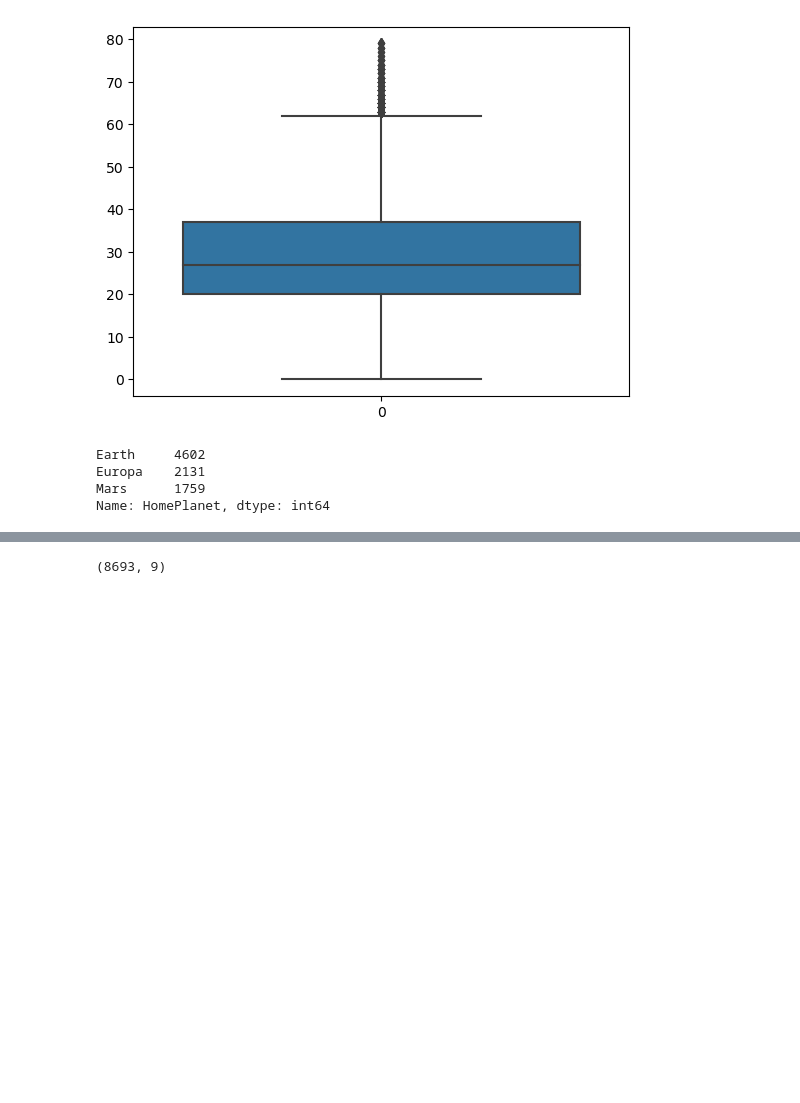
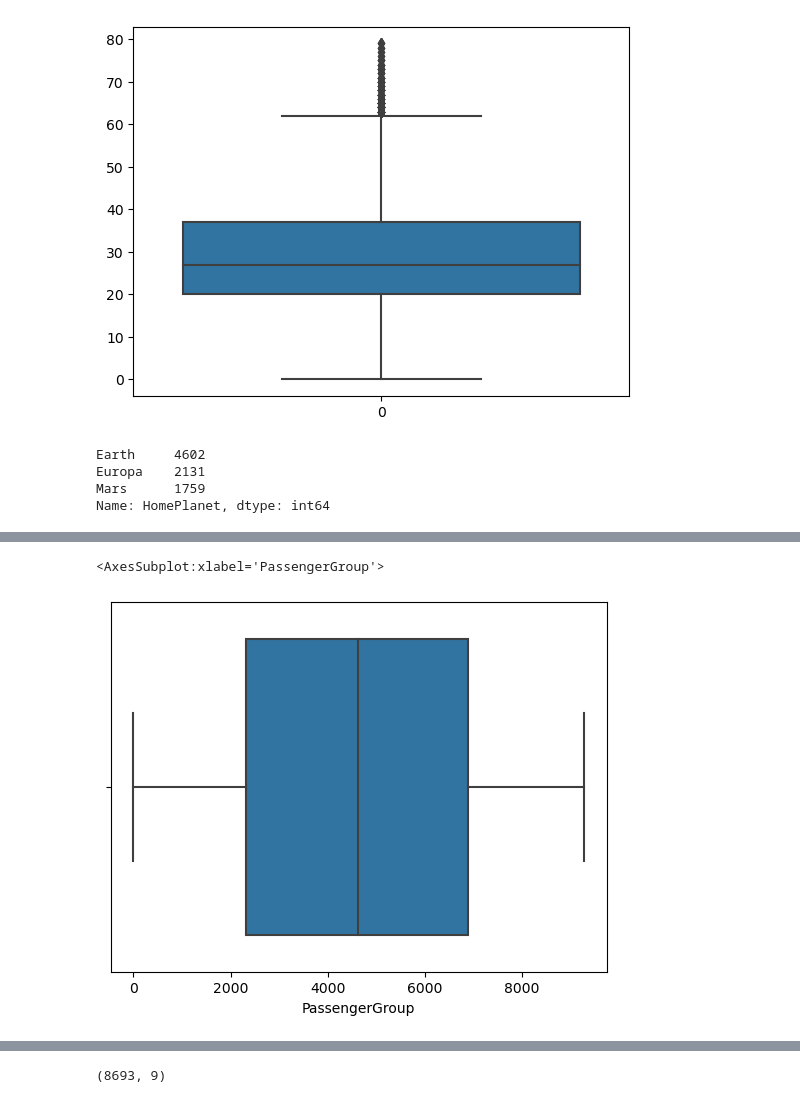
Before and after one commit to kartikgupta89/datascience-kaggle, a Jupyter notebook: c2-spaceship-titanic.ipynb, the cells around one changed output, grey strips where cells are left out. Cells and saved outputs as stored; diff of their text form; code cells hidden in the pictures; blank space fills up the shorter version.

```diff
--- a/c2-spaceship-titanic.ipynb
+++ b/c2-spaceship-titanic.ipynb
@@ -354 +354,6 @@ dtypes: bool(1), float64(6), int64(7), object(12)
 memory usage: 1.7+ MB
+# %%
+sns.boxplot(data=train_data, x='PassengerGroup')
+# %% [output]
+<AxesSubplot:xlabel='PassengerGroup'>
+[figure, added]
```
Also changed, not shown: parts of 15 cells of this notebook.
